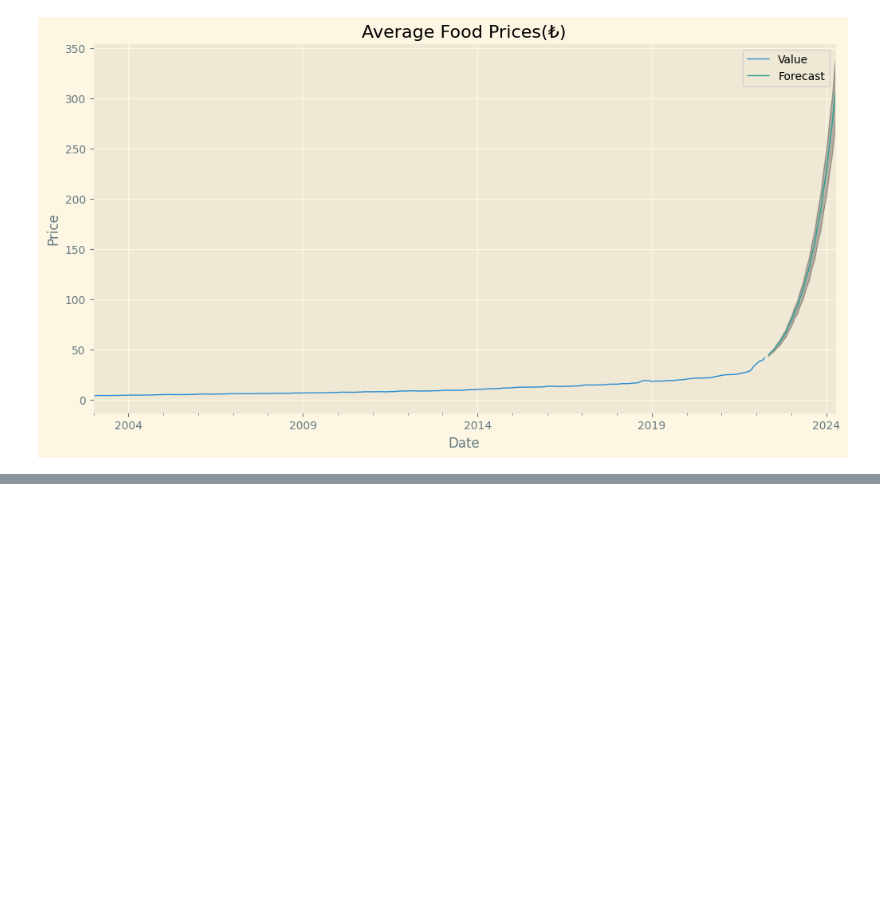
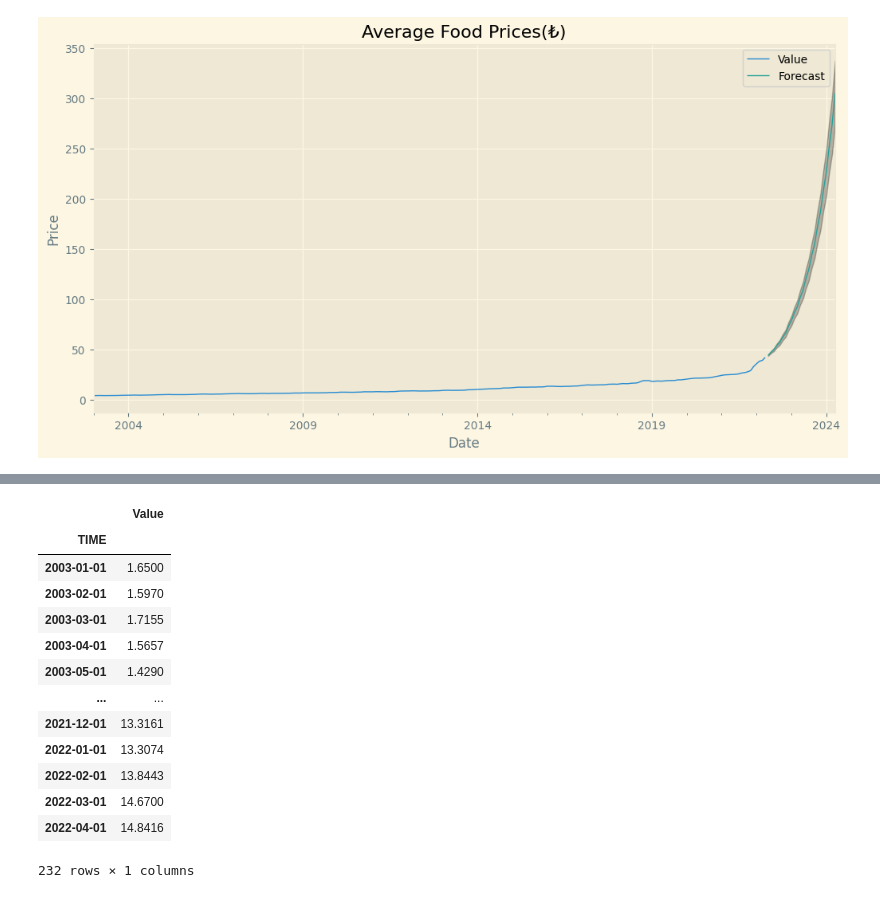
Before and after one commit to kayabo19/Average-Food-Price-Analysis, a Jupyter notebook: Final_Project.ipynb, the cells around one changed output, grey strips where cells are left out. Saved outputs shown, nothing was run; the diff lists cells and outputs as text; code cells hidden in the pictures; blank space fills up the shorter version.

```diff
--- a/Final_Project.ipynb
+++ b/Final_Project.ipynb
@@ -333,0 +332,6 @@ Text(0.5, 1.0, 'Average Food Prices(₺) Prediction for next 24 months')
+# %%
+currency=pd.read_csv("./data/USD_TRY Geçmiş Verileri.csv")
+currency=pd.DataFrame(currency["Şimdi"])
+currency=currency.applymap(lambda x: str(x.replace(',','.')))
+currency=currency.astype(float)
+currency
@@ -333,0 +352,23 @@ Text(0.5, 1.0, 'Average Food Prices(₺) Prediction for next 24 months')
+# %%
+df1=pd.DataFrame()
+df1["Value"]=currency
+df1["TIME"]=dates
+df1['TIME'].replace(regex=True,inplace=True, to_replace='M',value='')
+df1['TIME'] =  pd.to_datetime(df1['TIME'], format='%Y%m', errors='ignore', infer_datetime_format=True)
+df1 = df1.set_index(['TIME'])
+df1
+# %% [output]
+|  | Value |
+| TIME |  |
+| 2003-01-01 | 1.6500 |
+| 2003-02-01 | 1.5970 |
+| 2003-03-01 | 1.7155 |
+| 2003-04-01 | 1.5657 |
+| 2003-05-01 | 1.4290 |
+| ... | ... |
+| 2021-12-01 | 13.3161 |
+| 2022-01-01 | 13.3074 |
+| 2022-02-01 | 13.8443 |
+| 2022-03-01 | 14.6700 |
+| 2022-04-01 | 14.8416 |
+232 rows × 1 columns
```
Also changed, not shown: parts of 17 cells of this notebook, 2 other files.
